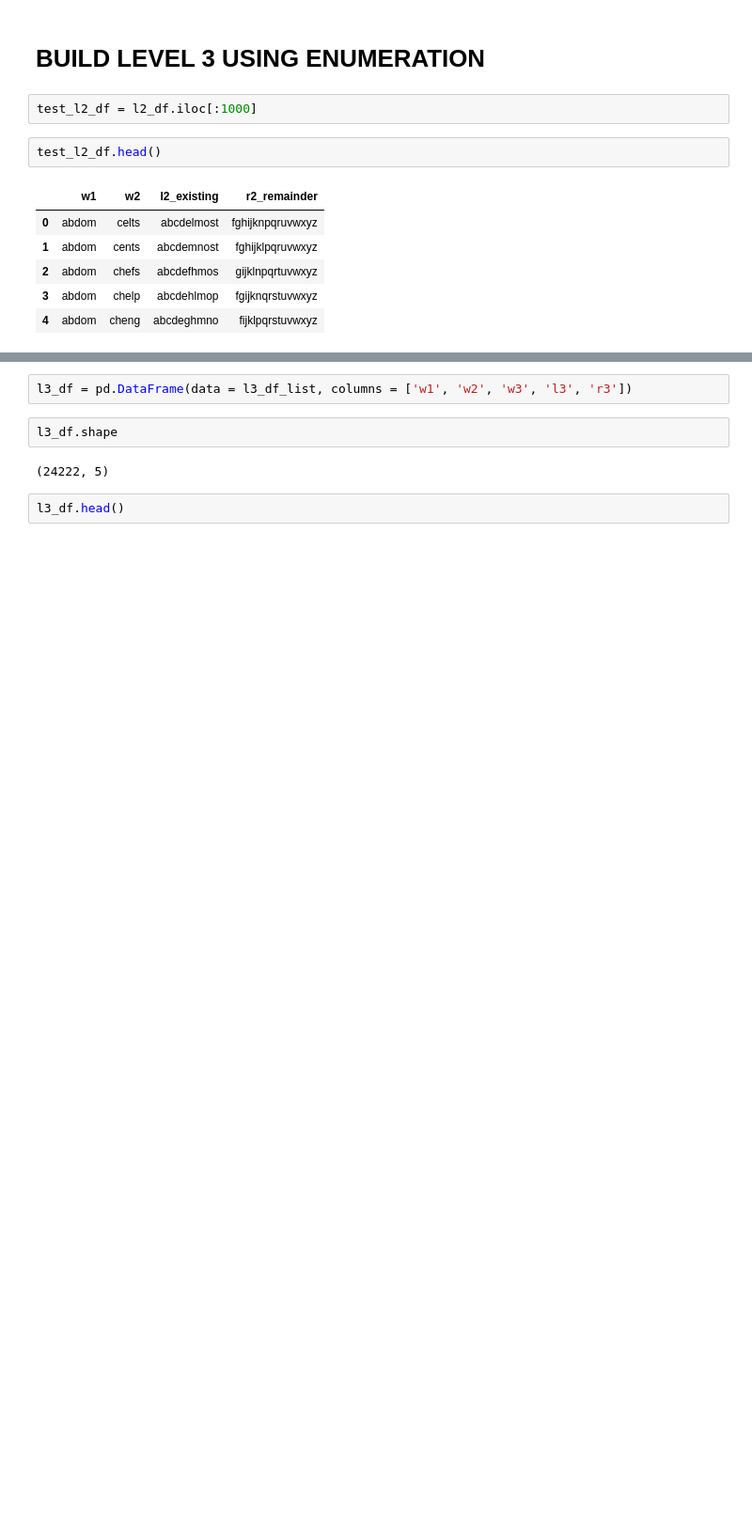
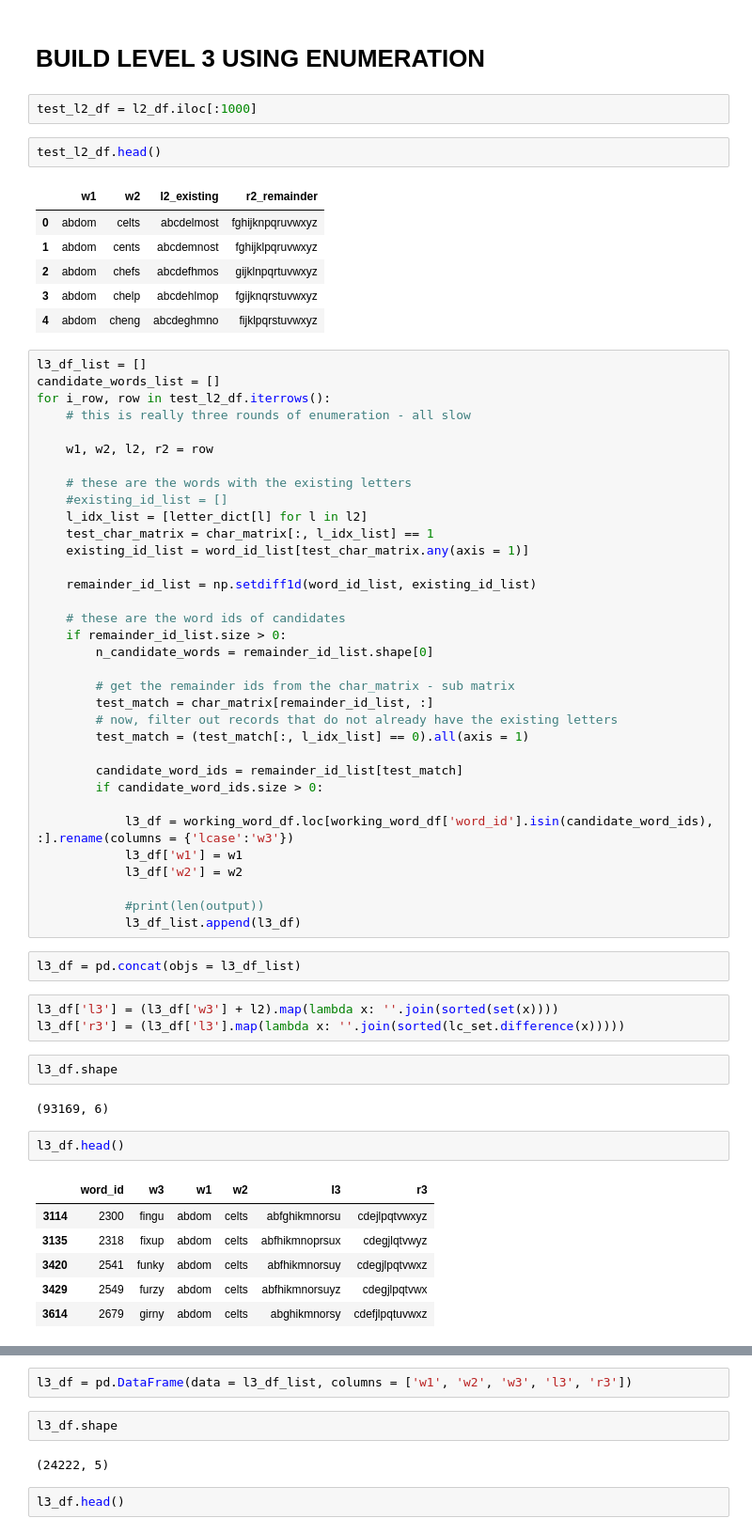
Before and after one commit to mike-babb/wordle_fun, a Jupyter notebook: five_groups_of_five_v5.ipynb, the cells around one changed output, grey strips where cells are left out. Shown at 94% size. Cells and saved outputs as stored; diff of their text form; blank space fills up the shorter version.

```diff
--- a/five_groups_of_five_v5.ipynb
+++ b/five_groups_of_five_v5.ipynb
@@ -217,3 +217,55 @@ test_l2_df.head()
 | 2 | abdom | chefs | abcdefhmos | gijklnpqrtuvwxyz |
 | 3 | abdom | chelp | abcdehlmop | fgijknqrstuvwxyz |
 | 4 | abdom | cheng | abcdeghmno | fijklpqrstuvwxyz |
+# %%
+l3_df_list = []
+candidate_words_list = []
+for i_row, row in test_l2_df.iterrows():
+    # this is really three rounds of enumeration - all slow
+
+    w1, w2, l2, r2 = row
+
+    # these are the words with the existing letters
+    #existing_id_list = []
+    l_idx_list = [letter_dict[l] for l in l2]
+    test_char_matrix = char_matrix[:, l_idx_list] == 1
+    existing_id_list = word_id_list[test_char_matrix.any(axis = 1)]
+
+    remainder_id_list = np.setdiff1d(word_id_list, existing_id_list)
+
+    # these are the word ids of candidates
+    if remainder_id_list.size > 0:
+        n_candidate_words = remainder_id_list.shape[0]
+
+        # get the remainder ids from the char_matrix - sub matrix
+        test_match = char_matrix[remainder_id_list, :]
+        # now, filter out records that do not already have the existing letters
+        test_match = (test_match[:, l_idx_list] == 0).all(axis = 1)
+
+        candidate_word_ids = remainder_id_list[test_match]
+        if candidate_word_ids.size > 0:
+
+            l3_df = working_word_df.loc[working_word_df['word_id'].isin(candidate_word_ids), :].rename(columns = {'lcase':'w3'})
+            l3_df['w1'] = w1
+            l3_df['w2'] = w2
+
+            #print(len(output))
+            l3_df_list.append(l3_df)
+# %%
+l3_df = pd.concat(objs = l3_df_list)
+# %%
+l3_df['l3'] = (l3_df['w3'] + l2).map(lambda x: ''.join(sorted(set(x))))
+l3_df['r3'] = (l3_df['l3'].map(lambda x: ''.join(sorted(lc_set.difference(x)))))
+# %%
+l3_df.shape
+# %% [output]
+(93169, 6)
+# %%
+l3_df.head()
+# %% [output]
+|  | word_id | w3 | w1 | w2 | l3 | r3 |
+| 3114 | 2300 | fingu | abdom | celts | abfghikmnorsu | cdejlpqtvwxyz |
+| 3135 | 2318 | fixup | abdom | celts | abfhikmnoprsux | cdegjlqtvwyz |
+| 3420 | 2541 | funky | abdom | celts | abfhikmnorsuy | cdegjlpqtvwxz |
+| 3429 | 2549 | furzy | abdom | celts | abfhikmnorsuyz | cdegjlpqtvwx |
+| 3614 | 2679 | girny | abdom | celts | abghikmnorsy | cdefjlpqtuvwxz |
```
Also changed, not shown: parts of 20 cells of this notebook, 10 other files.
